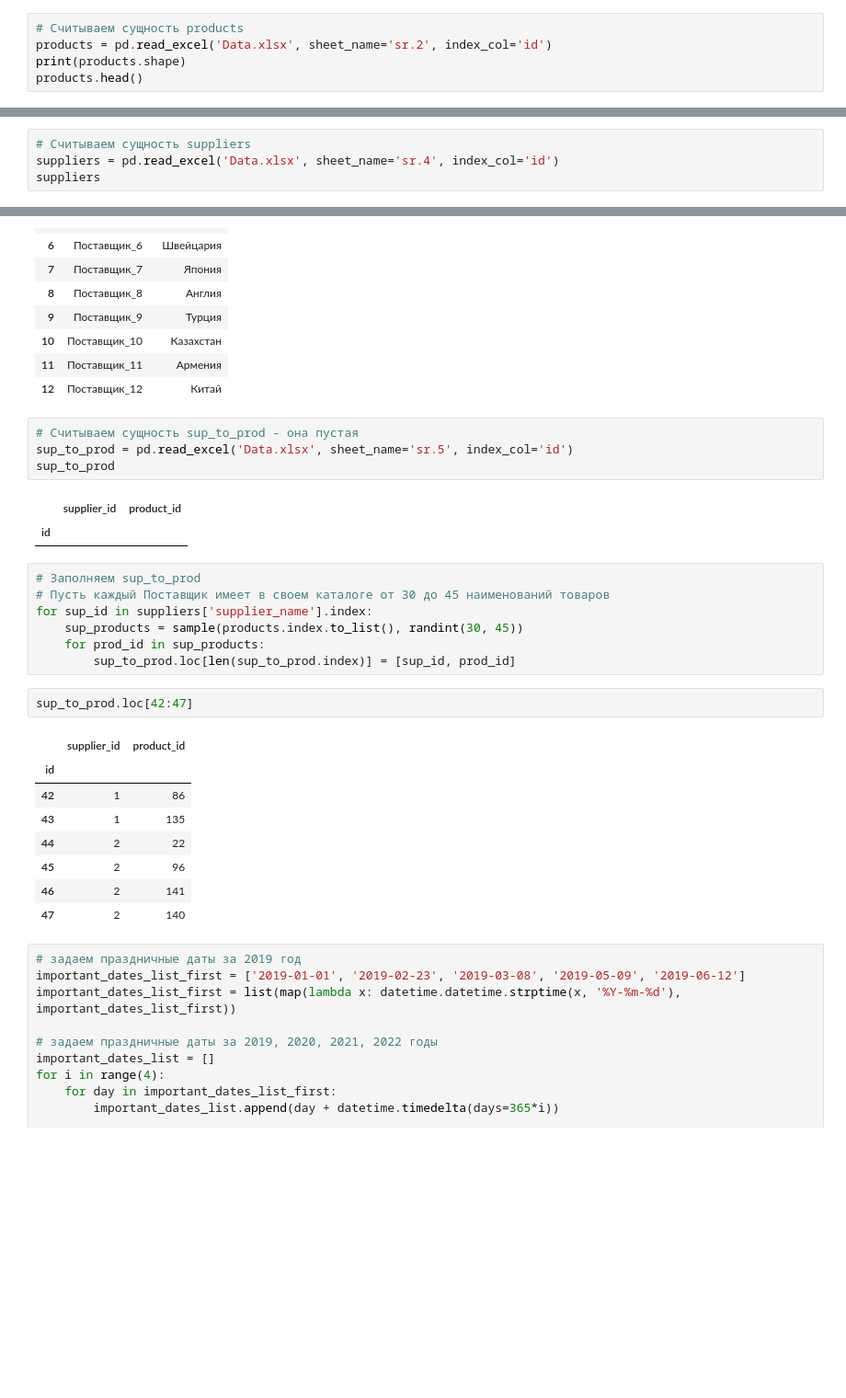
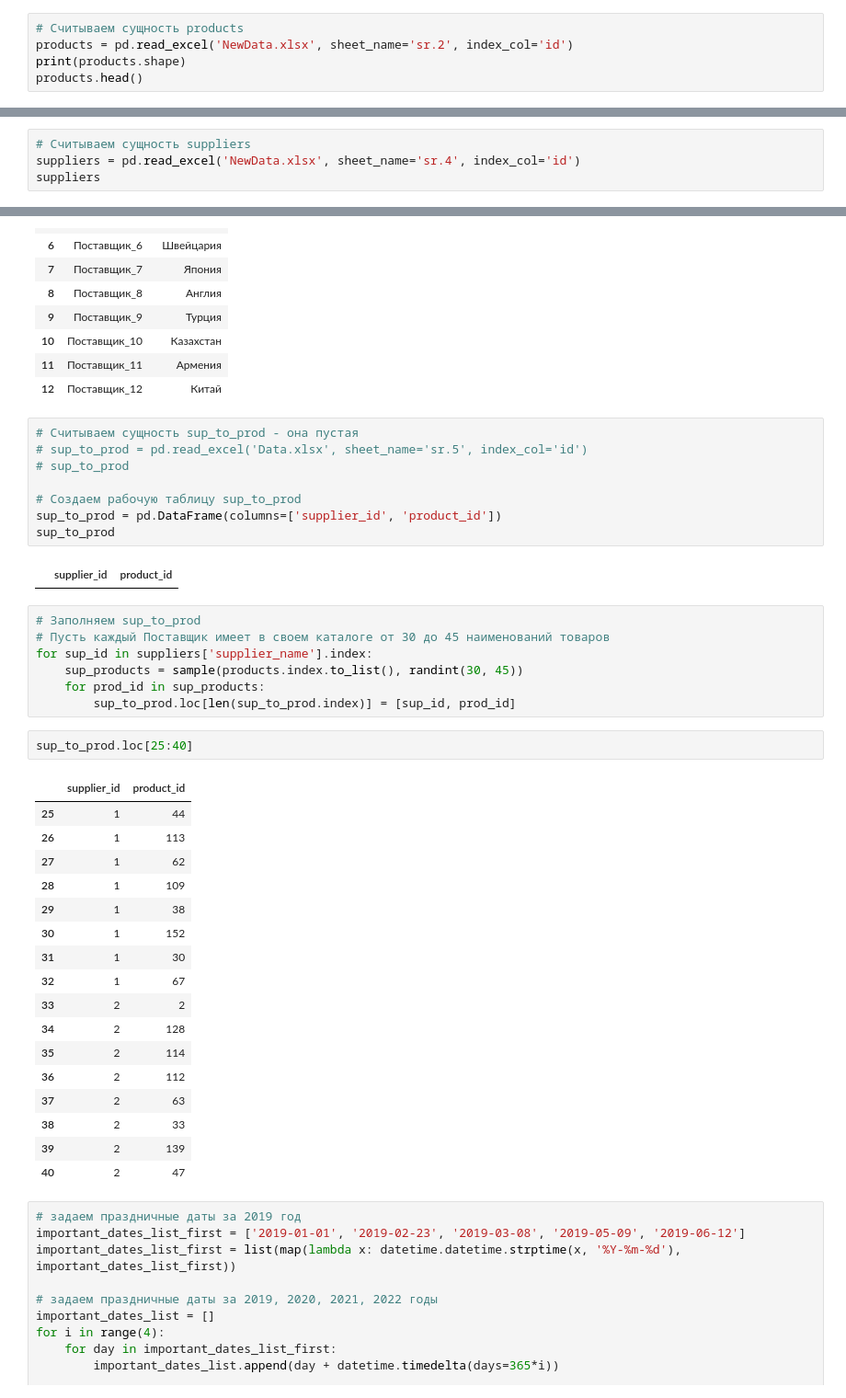
Before and after one commit to AnvarShagvaleev/SchemasCreatingNDataGenerating, a Jupyter notebook: generate.ipynb, the cells around one changed output, grey strips where cells are left out. Shown at 92% size. Cells and saved outputs as stored; diff of their text form; blank space fills up the shorter version.

```diff
--- a/generate.ipynb
+++ b/generate.ipynb
@@ -21,7 +75,7 @@ categories
 | 7 | Наушники |
 # %%
 # Считываем сущность products
-products = pd.read_excel('Data.xlsx', sheet_name='sr.2', index_col='id')
+products = pd.read_excel('NewData.xlsx', sheet_name='sr.2', index_col='id')
 print(products.shape)
 products.head()
 # %% [output]
@@ -43,6 +97,6 @@ sells
 # %%
 # Считываем сущность suppliers
-suppliers = pd.read_excel('Data.xlsx', sheet_name='sr.4', index_col='id')
+suppliers = pd.read_excel('NewData.xlsx', sheet_name='sr.4', index_col='id')
 suppliers
 # %% [output]
 |  | supplier_name | address |
@@ -61,11 +115,14 @@ suppliers
 | 12 | Поставщик_12 | Китай |
 # %%
 # Считываем сущность sup_to_prod - она пустая
-sup_to_prod = pd.read_excel('Data.xlsx', sheet_name='sr.5', index_col='id')
+# sup_to_prod = pd.read_excel('Data.xlsx', sheet_name='sr.5', index_col='id')
+# sup_to_prod
+
+# Создаем рабочую таблицу sup_to_prod
+sup_to_prod = pd.DataFrame(columns=['supplier_id', 'product_id'])
 sup_to_prod
 # %% [output]
 |  | supplier_id | product_id |
-| id |  |  |
 # %%
 # Заполняем sup_to_prod
 # Пусть каждый Поставщик имеет в своем каталоге от 30 до 45 наименований товаров
@@ -74,16 +131,25 @@ for sup_id in suppliers['supplier_name'].index:
     for prod_id in sup_products:
         sup_to_prod.loc[len(sup_to_prod.index)] = [sup_id, prod_id]
 # %%
-sup_to_prod.loc[42:47]
+sup_to_prod.loc[25:40]
 # %% [output]
 |  | supplier_id | product_id |
-| id |  |  |
-| 42 | 1 | 86 |
-| 43 | 1 | 135 |
-| 44 | 2 | 22 |
-| 45 | 2 | 96 |
-| 46 | 2 | 141 |
-| 47 | 2 | 140 |
+| 25 | 1 | 44 |
+| 26 | 1 | 113 |
+| 27 | 1 | 62 |
+| 28 | 1 | 109 |
+| 29 | 1 | 38 |
+| 30 | 1 | 152 |
+| 31 | 1 | 30 |
+| 32 | 1 | 67 |
+| 33 | 2 | 2 |
+| 34 | 2 | 128 |
+| 35 | 2 | 114 |
+| 36 | 2 | 112 |
+| 37 | 2 | 63 |
+| 38 | 2 | 33 |
+| 39 | 2 | 139 |
+| 40 | 2 | 47 |
 # %%
 # задаем праздничные даты за 2019 год
 important_dates_list_first = ['2019-01-01', '2019-02-23', '2019-03-08', '2019-05-09', '2019-06-12']
```
Also changed, not shown: parts of 9 cells of this notebook, 2 other files.
